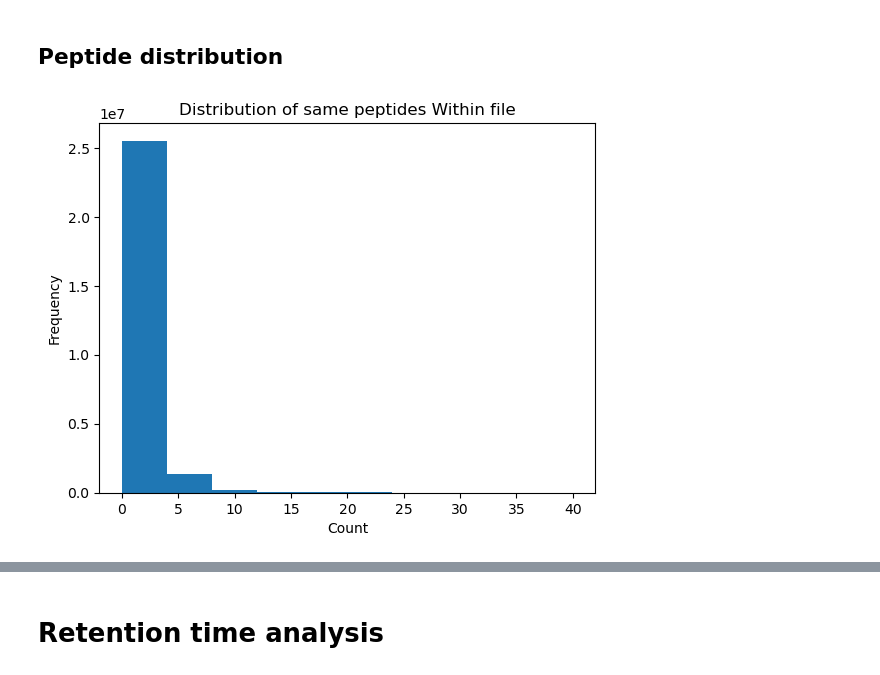
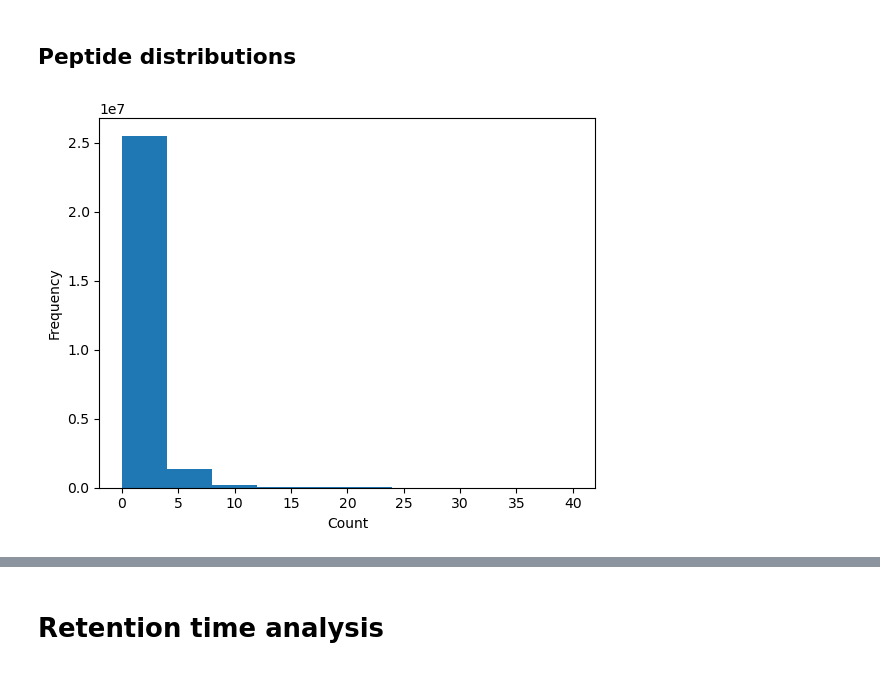
Before and after one commit to WannesLamberts/MTL-peptide-property-prediction-pool, a Jupyter notebook: notebooks/data_analysis/analysis_massive.ipynb, the cells around one changed output, grey strips where cells are left out. Drawn from its saved outputs; the diff is of its cells as text; code cells hidden in the pictures.

```diff
--- a/notebooks/data_analysis/analysis_massive.ipynb
+++ b/notebooks/data_analysis/analysis_massive.ipynb
@@ -71,13 +61,12 @@ plot_bar_horizontal(
 # %% [markdown]
-## Peptide distribution
+## Peptide distributions
 # %%
 df = pd.read_parquet(DATASET,engine="pyarrow")
 # %%
-overlap_in_file = df.groupby(['sequence','filename'])['filename'].count()
+overlap_in_file = df.groupby(['modified_sequence','filename'])['filename'].count()
 overlap_in_file.plot.hist(range=(0, 40))
-plt.title("Distribution of same peptides Within file")
 plt.xlabel("Count")
 plt.ylabel("Frequency")
 plt.show()
 # %% [output]
-[figure, old version]
+[figure, new version]
```
Also changed, not shown: parts of 36 cells of this notebook, 7 other files.
